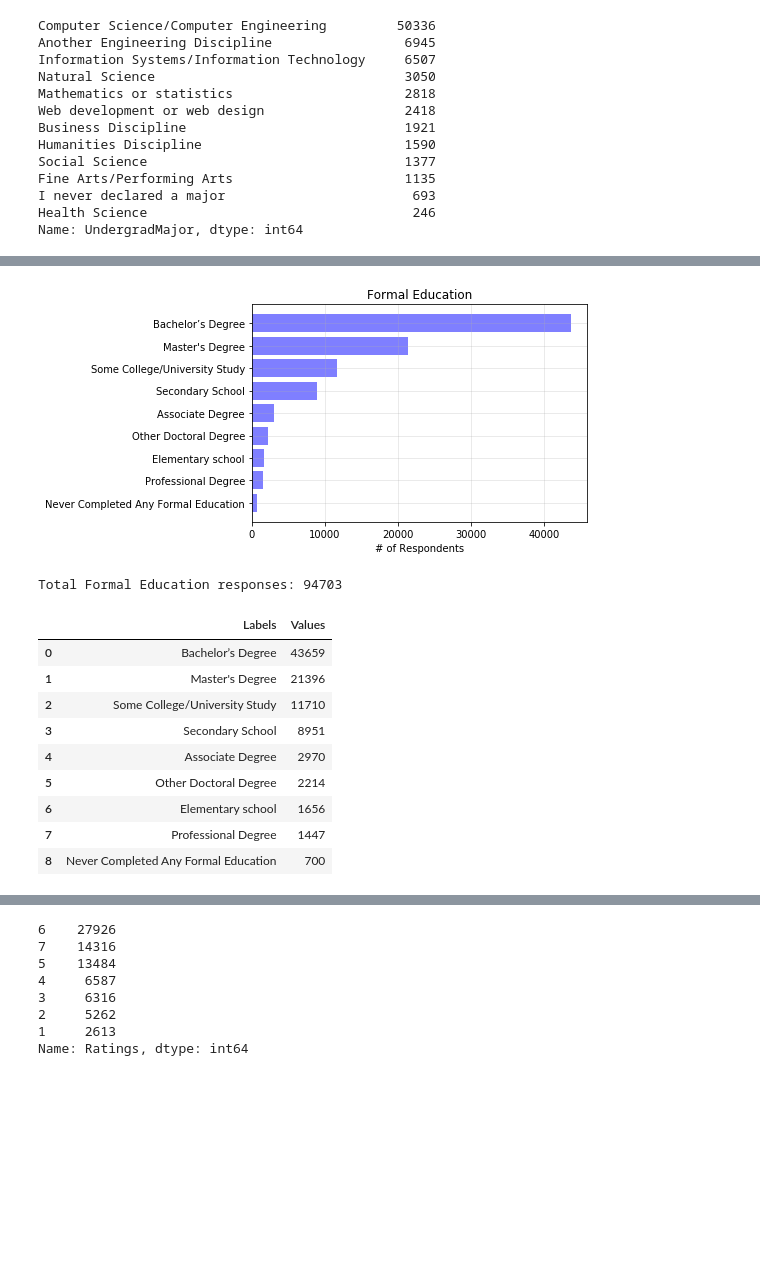
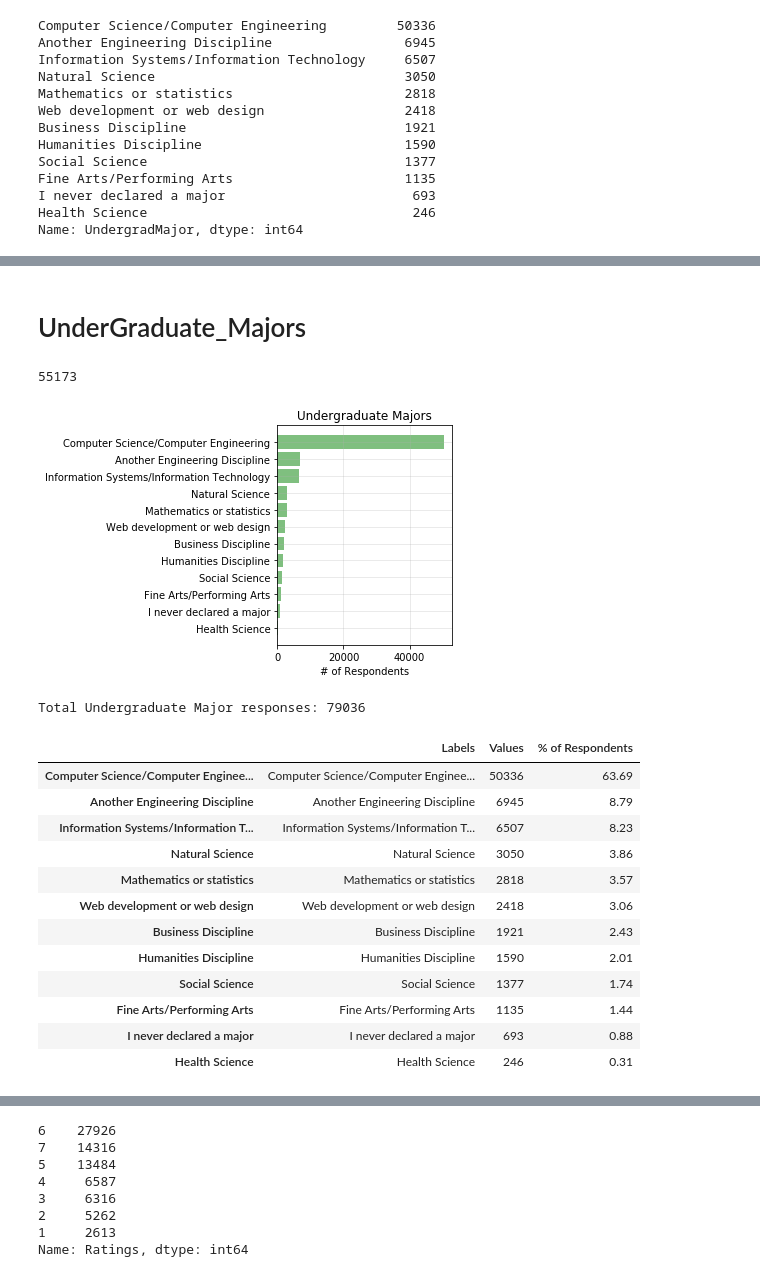
Before and after one commit to poojasheelvanth/Group-5-monwed, a Jupyter notebook: Stack_Survey_Analysis.ipynb, the cells around one changed output, grey strips where cells are left out. Cells and saved outputs as stored; diff of their text form; code cells hidden in the pictures; blank space fills up the shorter version.

Commit message:
Add files via upload
Updated data frames

```diff
--- a/Stack_Survey_Analysis.ipynb
+++ b/Stack_Survey_Analysis.ipynb
@@ -74,3 +78,12 @@ Fine Arts/Performing Arts                      1135
 I never declared a major                        693
 Health Science                                  246
 Name: UndergradMajor, dtype: int64
+# %%
+Education_df['Gender'] = Education_df['Gender'].replace({"Non-binary, genderqueer, or gender non-conforming":"Other / Non-Disclosed","Female;Transgender":"Female",\
+                                                        "Male;Non-binary, genderqueer, or gender non-conforming":"Male","Transgender":"Other / Non-Disclosed","Female;Male":"Other / Non-Disclosed",\
+                                                        "Transgender;Non-binary, genderqueer, or gender non-conforming":"Other / Non-Disclosed","Female;Non-binary, genderqueer, or gender non-conforming":"Female",\
+                                                         "Female;Male;Transgender;Non-binary, genderqueer, or gender non-conforming":"Other / Non-Disclosed","Male;Transgender":"Male","Female;Transgender;Non-binary, genderqueer, or gender non-conforming":"Female",\
+                                                         "Female;Male;Transgender":"Other / Non-Disclosed","Male;Transgender;Non-binary, genderqueer, or gender non-conforming":"Male",\
+                                                        "Female;Male;Non-binary, genderqueer, or gender non-conforming":"Other / Non-Disclosed"})
+
+Education_df['Gender'].value_counts()
@@ -102,36 +311,58 @@ Name: UndergradMajor, dtype: int64
 
 
 # print(f"Total Responses : {Total_Responses}")
+# %% [markdown]
+# UnderGraduate_Majors
+# %%
+Under_Gender_df_temp = Education_df.loc[:,["UndergradMajor","Gender","Respondent"]]
+Under_Gender_df = Under_Gender_df_temp.dropna()
+Under_Gender_df["UndergradMajor"].count()
+
+
+# Count_Gender= Under_Gender_df["Gender"].value_counts()
+# Gender_df=pd.DataFrame(Count_Gender)
+# Tot= Count_Gender.sum()
+# Gender_df["Percentage Of Developers"]=round(Count_Gender*100/Tot,2)
+# Gender_df
+# %% [output]
+55173
 # %%
-formaleducation_temp = Education_df[['Respondent','FormalEducation']]
-formaleducation = formaleducation_temp.dropna()
+UndergradMajor_temp = Education_df[['Respondent','UndergradMajor']]
+UndergradMajor = UndergradMajor_temp.dropna()
 
-formaleducation_count = formaleducation['FormalEducation'].value_counts()
+UndergradMajor_count = UndergradMajor['UndergradMajor'].value_counts()
+Per_All = round(((UndergradMajor_count/UndergradMajor_count.sum())*100),2)
 
-formaleducation_df = pd.DataFrame({'Labels' : formaleducation_count.index,
-                            'Values' : formaleducation_count.values
+UndergradMajor_df = pd.DataFrame({'Labels' : UndergradMajor_count.index,
+                            'Values' : UndergradMajor_count.values,
+                                  '% of Respondents' : Per_All
 })
 
-plt.barh(formaleducation_df['Labels'], formaleducation_df['Values'], color='b', alpha=0.5, align="center")
+
+plt.barh(UndergradMajor_df['Labels'], UndergradMajor_df['Values'], color='green', alpha=0.5, align="center")
 plt.gca().invert_yaxis()
 plt.grid(alpha = 0.33)
-plt.title("Formal Education")
+plt.title("Undergraduate Majors")
 plt.xlabel("# of Respondents")
-plt.savefig("Images/Formal_Education.png")
+plt.tight_layout()
+plt.savefig("Images/Undergraduate_Majors.png")
 plt.show()
 
-print(f"Total Formal Education responses: {formaleducation_count.sum()}")
-formaleducation_df
+print(f"Total Undergraduate Major responses: {UndergradMajor_count.sum()}")
+UndergradMajor_df
 # %% [output]
-[figure, old version]
+[figure, new version]
-Total Formal Education responses: 94703
+Total Undergraduate Major responses: 79036
-|  | Labels | Values |
-| 0 | Bachelor’s Degree | 43659 |
-| 1 | Master's Degree | 21396 |
-| 2 | Some College/University Study | 11710 |
-| 3 | Secondary School | 8951 |
-| 4 | Associate Degree | 2970 |
-| 5 | Other Doctoral Degree | 2214 |
-| 6 | Elementary school | 1656 |
-| 7 | Professional Degree | 1447 |
-| 8 | Never Completed Any Formal Education | 700 |
+|  | Labels | Values | % of Respondents |
+| Computer Science/Computer Enginee... | Computer Science/Computer Enginee... | 50336 | 63.69 |
+| Another Engineering Discipline | Another Engineering Discipline | 6945 | 8.79 |
+| Information Systems/Information T... | Information Systems/Information T... | 6507 | 8.23 |
+| Natural Science | Natural Science | 3050 | 3.86 |
+| Mathematics or statistics | Mathematics or statistics | 2818 | 3.57 |
+| Web development or web design | Web development or web design | 2418 | 3.06 |
+| Business Discipline | Business Discipline | 1921 | 2.43 |
+| Humanities Discipline | Humanities Discipline | 1590 | 2.01 |
+| Social Science | Social Science | 1377 | 1.74 |
+| Fine Arts/Performing Arts | Fine Arts/Performing Arts | 1135 | 1.44 |
+| I never declared a major | I never declared a major | 693 | 0.88 |
+| Health Science | Health Science | 246 | 0.31 |
```
Also changed, not shown: parts of 32 cells of this notebook.
